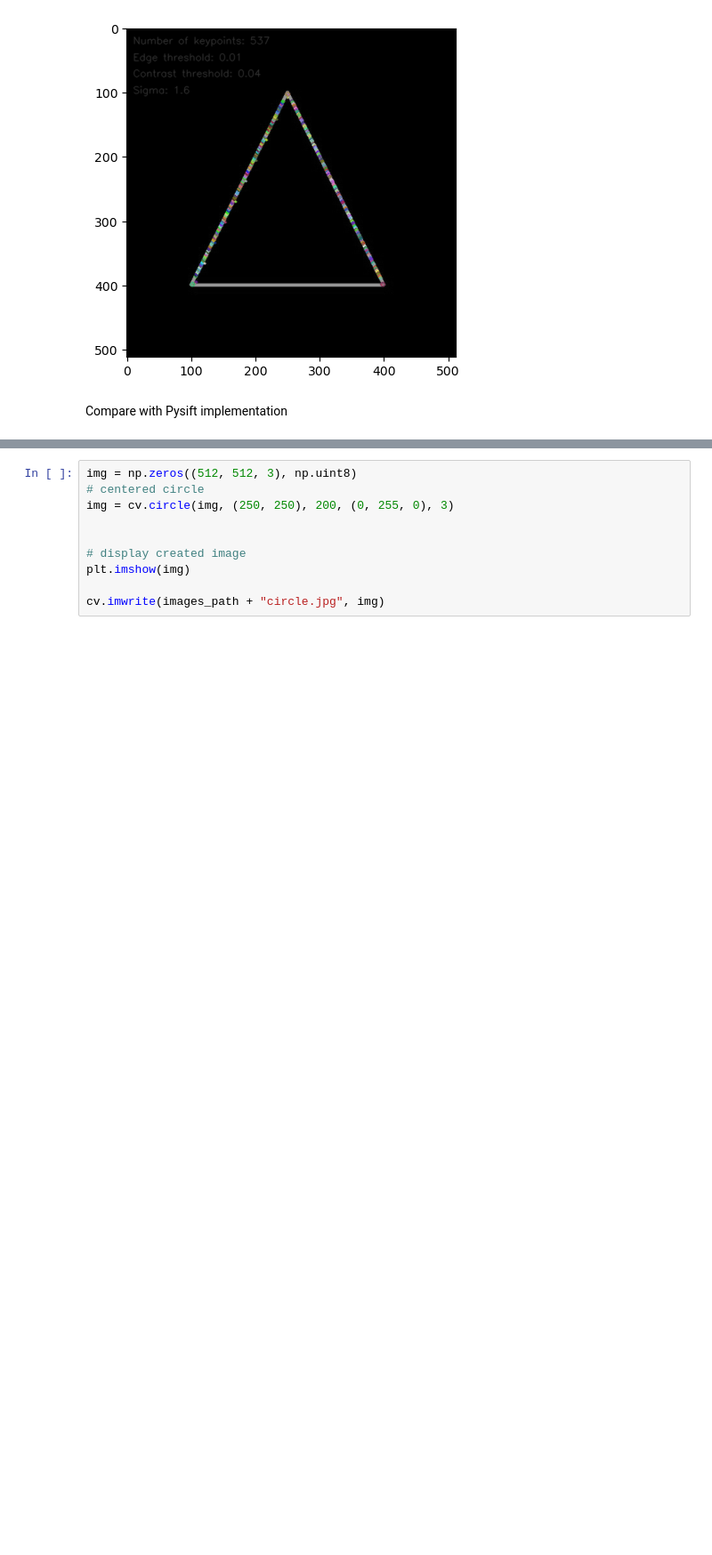
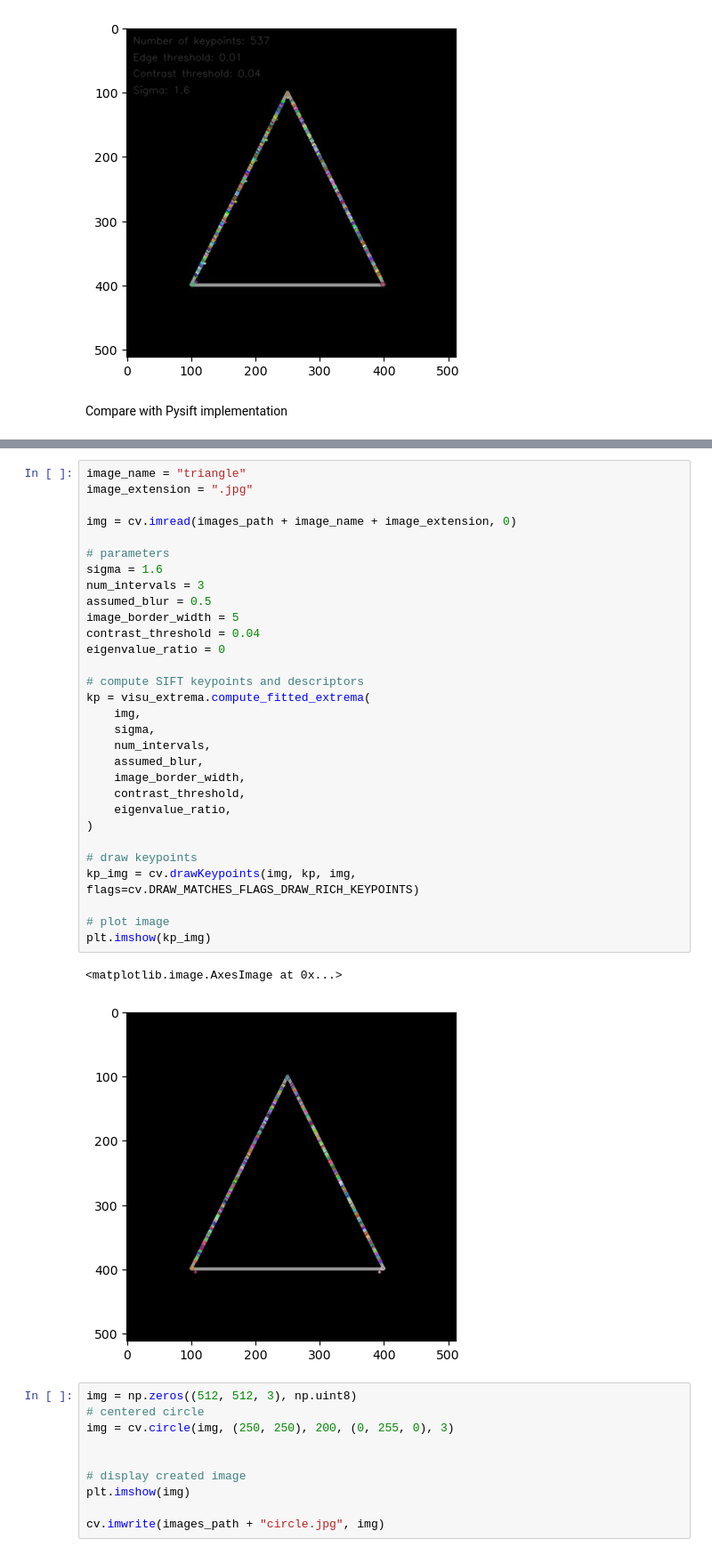
Before and after one commit to SushiOfDestiny/Data_Sophia_Aquatic_SIFT, a Jupyter notebook: discover_opencv/discover_opencv.ipynb, the cells around one changed output, grey strips where cells are left out. Shown at 89% size. Saved outputs shown, nothing was run; the diff lists cells and outputs as text; blank space fills up the shorter version.

```diff
--- a/discover_opencv/discover_opencv.ipynb
+++ b/discover_opencv/discover_opencv.ipynb
@@ -231,3 +247,36 @@ plt.imshow(kp_img)
+# %%
+image_name = "triangle"
+image_extension = ".jpg"
+
+img = cv.imread(images_path + image_name + image_extension, 0)
+
+# parameters
+sigma = 1.6
+num_intervals = 3
+assumed_blur = 0.5
+image_border_width = 5
+contrast_threshold = 0.04
+eigenvalue_ratio = 0
+
+# compute SIFT keypoints and descriptors
+kp = visu_extrema.compute_fitted_extrema(
+    img,
+    sigma,
+    num_intervals,
+    assumed_blur,
+    image_border_width,
+    contrast_threshold,
+    eigenvalue_ratio,
+)
+
+# draw keypoints
+kp_img = cv.drawKeypoints(img, kp, img, flags=cv.DRAW_MATCHES_FLAGS_DRAW_RICH_KEYPOINTS)
+
+# plot image
+plt.imshow(kp_img)
+# %% [output]
+<matplotlib.image.AxesImage at 0x...>
+[figure, added]
 # %%
 img = np.zeros((512, 512, 3), np.uint8)
 # centered circle
```
Also changed, not shown: parts of 1 cell of this notebook, 2 other files.
